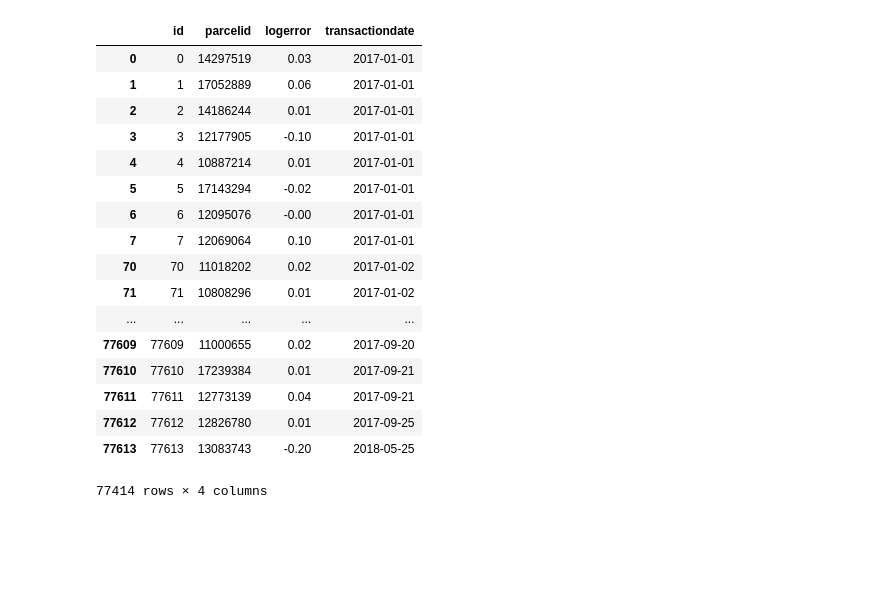
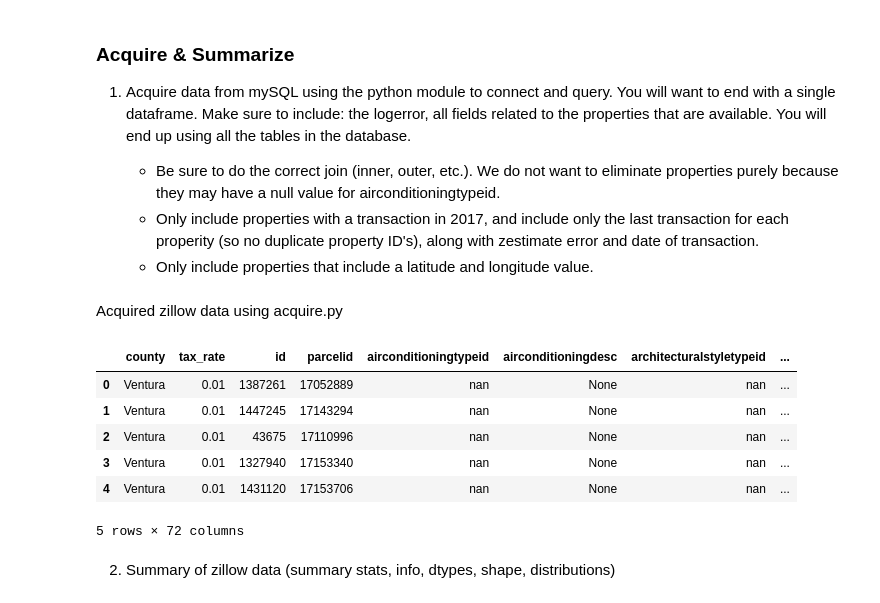
Before and after one commit to Jeff-Hutchins/ds-methodologies-exercises, a Jupyter notebook: clustering/zillow.ipynb, the cells around one changed output. Drawn from its saved outputs; the diff is of its cells as text; code cells hidden in the pictures; blank space fills up the shorter version.

```diff
--- a/clustering/zillow.ipynb
+++ b/clustering/zillow.ipynb
@@ -23,29 +23,30 @@ import env
 import acquire
 # import prepare
 # import summarize
+# %% [markdown]
+### Acquire & Summarize
+
+1. Acquire data from mySQL using the python module to connect and query. You will want to end with a single dataframe. Make sure to include: the logerror, all fields related to the properties that are available. You will end up using all the tables in the database.
+
+    - Be sure to do the correct join (inner, outer, etc.). We do not want to eliminate properties purely because they may have a null value for airconditioningtypeid.
+    - Only include properties with a transaction in 2017, and include only the last transaction for each properity (so no duplicate property ID's), along with zestimate error and date of transaction.
+    - Only include properties that include a latitude and longitude value.
+# %% [markdown]
+Acquired zillow data using acquire.py
 # %%
 df = acquire.get_zillow_data()
 # %%
-df.transactiondate = pd.to_datetime(df.transactiondate, format='%Y-%m-%d')
-df = df.sort_values("transactiondate").drop_duplicates('parcelid',keep='last')
+# df.transactiondate = pd.to_datetime(df.transactiondate, format='%Y-%m-%d')
+# df = df.sort_values("transactiondate").drop_duplicates('parcelid',keep='last')
 # %%
-df
+df.head()
 # %% [output]
-|  | id | parcelid | logerror | transactiondate |
-| 0 | 0 | 14297519 | 0.03 | 2017-01-01 |
-| 1 | 1 | 17052889 | 0.06 | 2017-01-01 |
-| 2 | 2 | 14186244 | 0.01 | 2017-01-01 |
-| 3 | 3 | 12177905 | -0.10 | 2017-01-01 |
-| 4 | 4 | 10887214 | 0.01 | 2017-01-01 |
-| 5 | 5 | 17143294 | -0.02 | 2017-01-01 |
-| 6 | 6 | 12095076 | -0.00 | 2017-01-01 |
-| 7 | 7 | 12069064 | 0.10 | 2017-01-01 |
-| 70 | 70 | 11018202 | 0.02 | 2017-01-02 |
-| 71 | 71 | 10808296 | 0.01 | 2017-01-02 |
-| ... | ... | ... | ... | ... |
-| 77609 | 77609 | 11000655 | 0.02 | 2017-09-20 |
-| 77610 | 77610 | 17239384 | 0.01 | 2017-09-21 |
-| 77611 | 77611 | 12773139 | 0.04 | 2017-09-21 |
-| 77612 | 77612 | 12826780 | 0.01 | 2017-09-25 |
-| 77613 | 77613 | 13083743 | -0.20 | 2018-05-25 |
+|  | county | tax_rate | id | parcelid | airconditioningtypeid | airconditioningdesc | architecturalstyletypeid | ... |
+| 0 | Ventura | 0.01 | 1387261 | 17052889 | nan | None | nan | ... |
+| 1 | Ventura | 0.01 | 1447245 | 17143294 | nan | None | nan | ... |
+| 2 | Ventura | 0.01 | 43675 | 17110996 | nan | None | nan | ... |
+| 3 | Ventura | 0.01 | 1327940 | 17153340 | nan | None | nan | ... |
+| 4 | Ventura | 0.01 | 1431120 | 17153706 | nan | None | nan | ... |
-77414 rows × 4 columns
+5 rows × 72 columns
+# %% [markdown]
+2. Summary of zillow data (summary stats, info, dtypes, shape, distributions)
```
Also changed, not shown: parts of 17 cells of this notebook, 1 other file.
